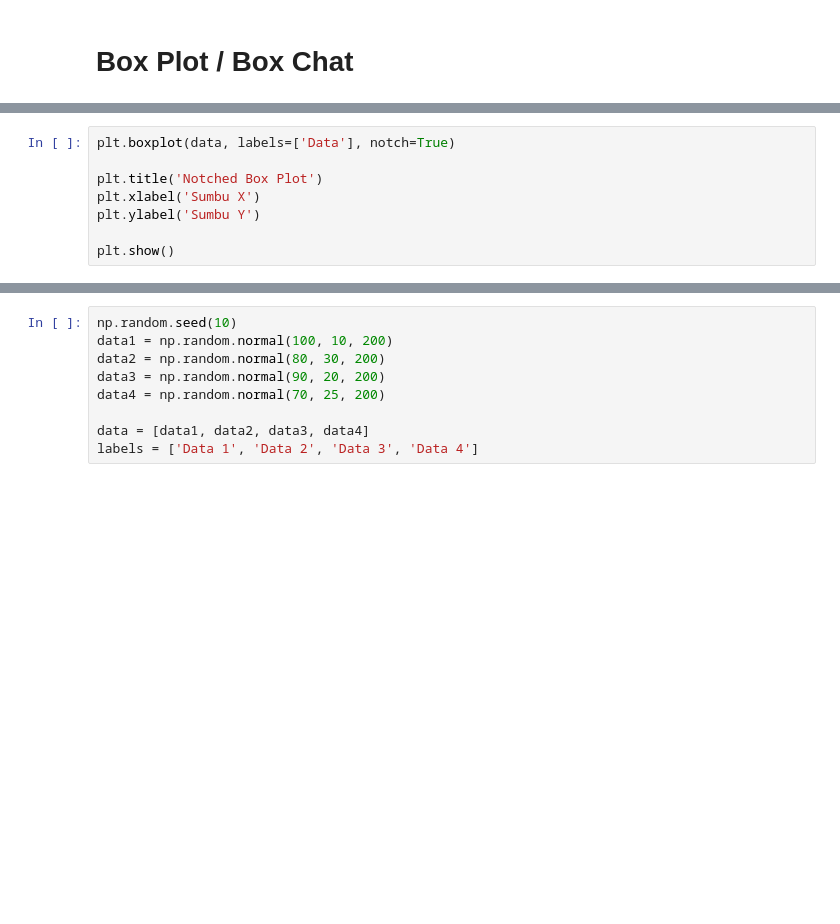
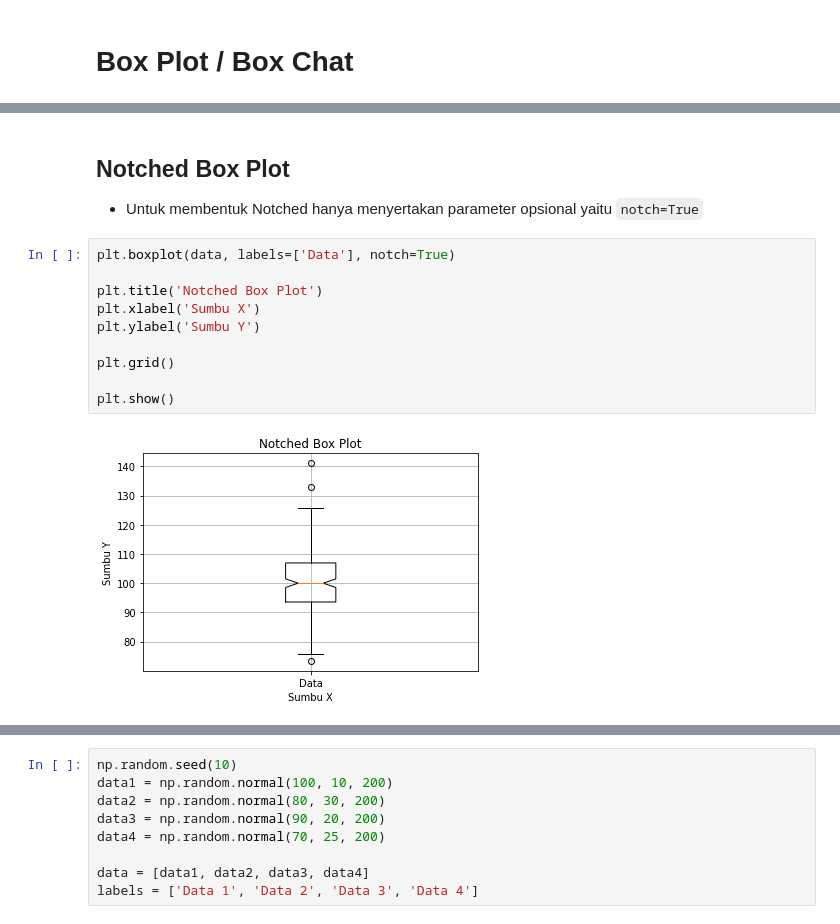
Before and after one commit to Ruslanahmadjayadi/Matplotlib, a Jupyter notebook: BoxPlot_BoxChart.ipynb, the cells around one changed output, grey strips where cells are left out. Saved outputs shown, nothing was run; the diff lists cells and outputs as text; blank space fills up the shorter version.

```diff
--- a/BoxPlot_BoxChart.ipynb
+++ b/BoxPlot_BoxChart.ipynb
@@ -24,8 +57,15 @@ plt.show()
+# %% [markdown]
+## Notched Box Plot
+- Untuk membentuk Notched hanya menyertakan parameter opsional yaitu `notch=True`
 # %%
 plt.boxplot(data, labels=['Data'], notch=True)
 
 plt.title('Notched Box Plot')
 plt.xlabel('Sumbu X')
 plt.ylabel('Sumbu Y')
 
+plt.grid()
+
 plt.show()
+# %% [output]
+[figure, added]
```
Also changed, not shown: parts of 14 cells of this notebook.
